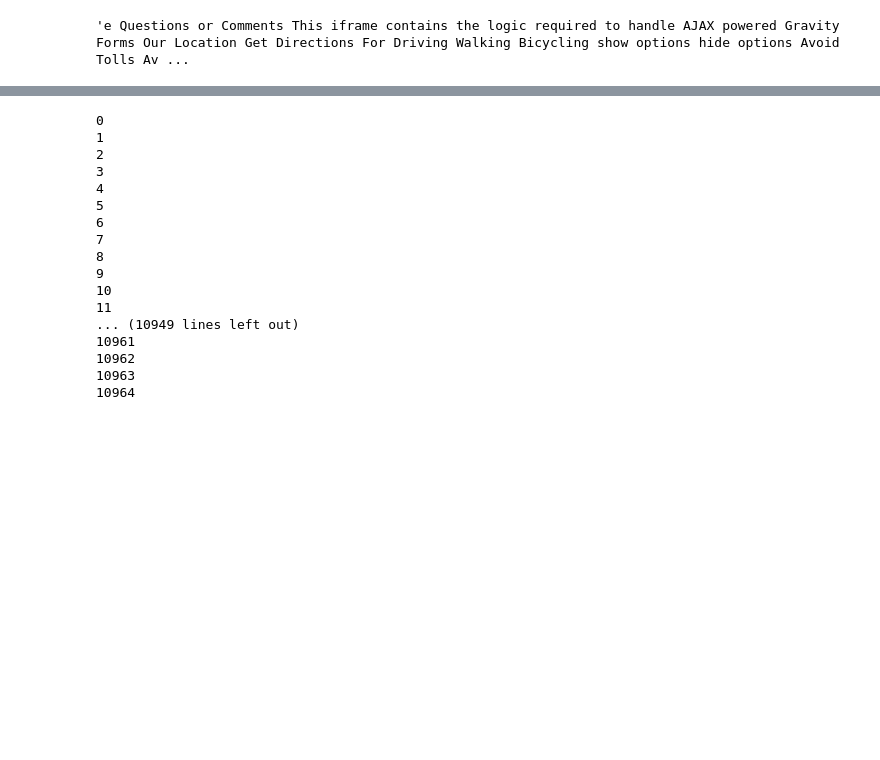
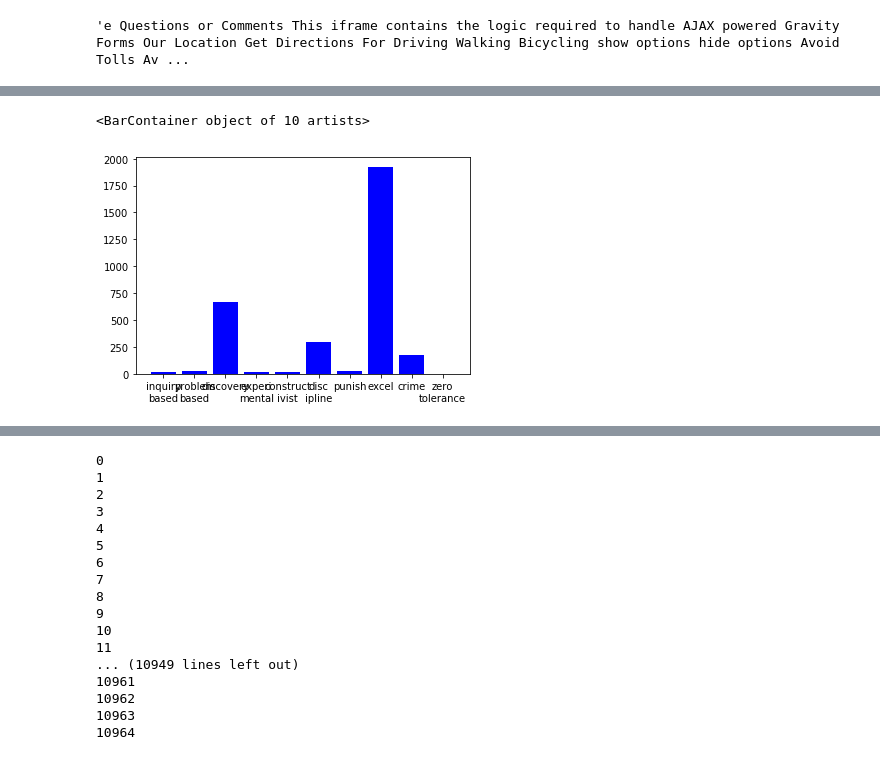
Before and after one commit to comp-strat/text_analysis, a Jupyter notebook: models/word_embeddings_k.ipynb, the cells around one changed output, grey strips where cells are left out. Drawn from its saved outputs; the diff is of its cells as text; code cells hidden in the pictures; blank space fills up the shorter version.

Commit message:
add_stats() and starting plots

```diff
--- a/models/word_embeddings_k.ipynb
+++ b/models/word_embeddings_k.ipynb
@@ -507,0 +563,33 @@ clean_string_fast(messy_string, unicode_list, punctstr)
+# %%
+def add_stats(term_list, df):
+    #return a list of the series that will then be appended to the stats_df
+    row = 0
+    list_series = []
+    for term in term_list:
+        list_series.append([term , []]) #initialize list
+    for li in original_df['WEBTEXT']:
+        if len(li) != 0:
+            big_string = ""
+            for quadrup in li:
+                big_string = big_string +  " " + quadrup[3]
+            cleaned_string = clean_string_fast(big_string, punctstr).lower() #don't need to clean to rigorously, cuz
+                #findall works with dirty text as well
+
+            index = 0
+            for tup in list_series:
+                count = len(re.findall(tup[0], cleaned_string))
+                list_series[index][1].append(count)
+                index += 1
+
+        else:
+            index = 0
+            for tup in list_series:
+                list_series[index][1].append(0)
+                index+=1
+
+        print(row)
+        row+=1
+
+    return list_series
+# %%
+list_series = add_stats(core_term_list, stats_df)
@@ -507,0 +636,5 @@ clean_string_fast(messy_string, unicode_list, punctstr)
+# %%
+max_list = []
+for tup in list_series:
+    print(tup[0] + " : " + str(max(tup[1])))
+    max_list.append(max(tup[1]))
@@ -507,0 +734,7 @@ clean_string_fast(messy_string, unicode_list, punctstr)
+# %%
+x_core_term_list = ["inquiry\nbased", 'problem\nbased', 'discovery', 'experi\nmental', 'construct\nivist', "disc\nipline", 'punish', 'excel', 'crime', 'zero\ntolerance']
+# %%
+plt.bar(x_core_term_list, max_list, color="blue")
+# %% [output]
+<BarContainer object of 10 artists>
+[figure, added]
```
Also changed, not shown: parts of 28 cells of this notebook.
